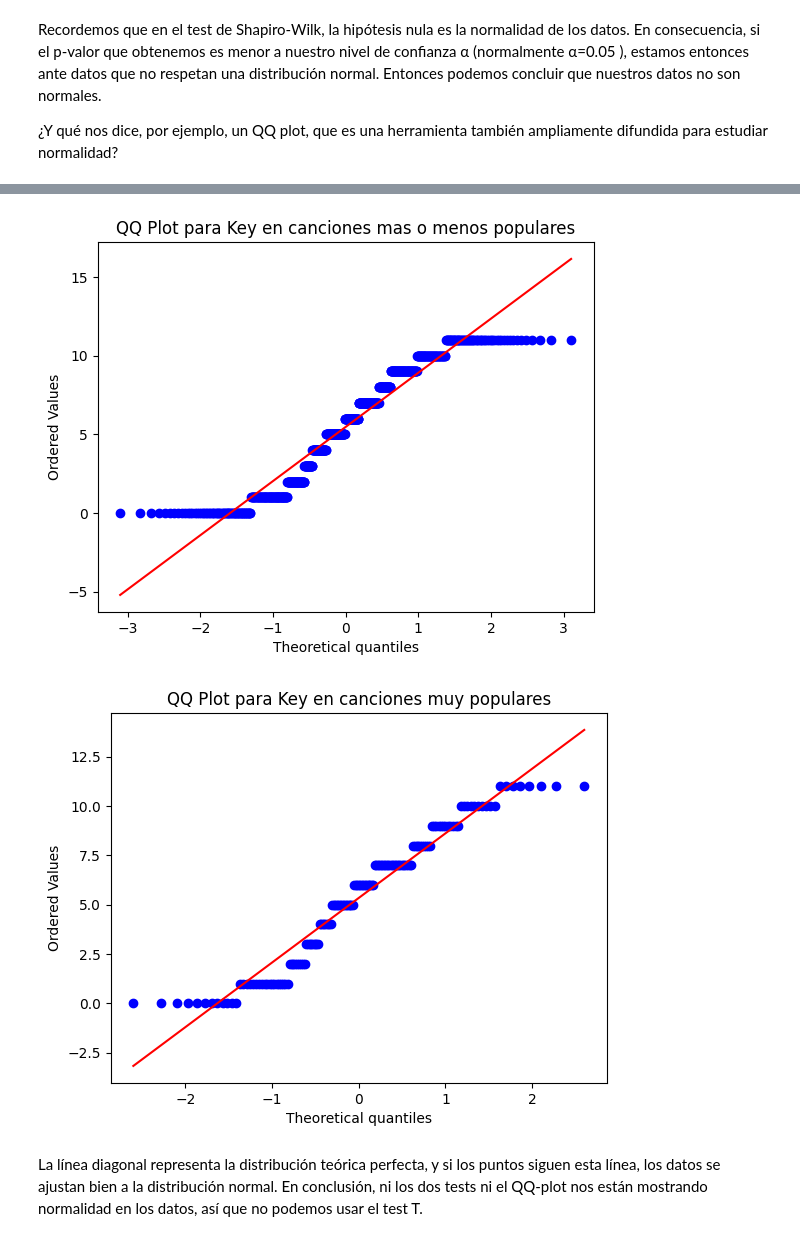
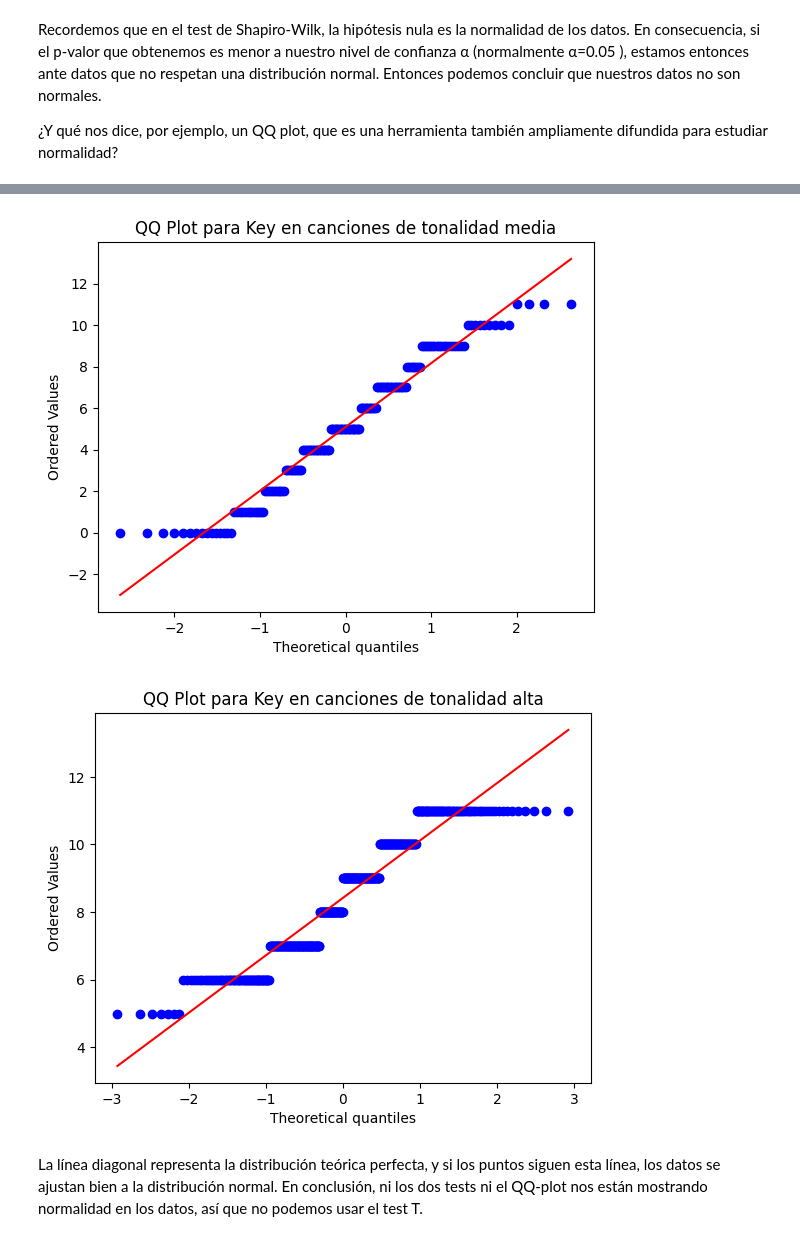
Before and after one commit to EmiliaRedolatti/TPE---Fundamento-de-la-Cs.-de-Datos, a Jupyter notebook: TPEspecial.ipynb, the cells around one changed output, grey strips where cells are left out. Drawn from its saved outputs; the diff is of its cells as text; code cells hidden in the pictures.

```diff
--- a/TPEspecial.ipynb
+++ b/TPEspecial.ipynb
@@ -1334,3 +1310,6 @@ Establecidas las categorias de popularidad podemos proceder a comparar la distri
+# %%
+dataset_covers_procesado_h2 = dataset_procesado_h1_numeric
+dataset_covers_procesado_h2['Cluster'] = clusters_kmeans
 # %%
 import seaborn as sns
 import matplotlib.pyplot as plt
@@ -1406,19 +1351,19 @@ Para identificar que test podemos usar el primer paso es testear la normalidad d
 from scipy.stats import shapiro
 
 # Separamos los datos en cuatro grupos: no popular, poco popular, popular y muy popular
-canciones_no_populares = dataset_covers_procesado_h2[dataset_covers_procesado_h2['Popularity_Category'] == 'No Popular']['Key']
-canciones_mas_menos_populares = dataset_covers_procesado_h2[dataset_covers_procesado_h2['Popularity_Category'] == 'Mas o Menos Popular']['Key']
-canciones_muy_populares = dataset_covers_procesado_h2[dataset_covers_procesado_h2['Popularity_Category'] == 'Muy Popular']['Key']
+canciones_tonalidad_baja = dataset_covers_procesado_h2[dataset_covers_procesado_h2['Cluster'] == 1]['Key']
+canciones_tonalidad_media = dataset_covers_procesado_h2[dataset_covers_procesado_h2['Cluster'] == 2]['Key']
+canciones_tonalidad_alta = dataset_covers_procesado_h2[dataset_covers_procesado_h2['Cluster'] == 0]['Key']
 
 # Test de Shapiro-Wilk para canciones no populares
-stat, p = shapiro(canciones_no_populares)
+stat, p = shapiro(canciones_tonalidad_baja)
 print(f"Test de Shapiro-Wilk para canciones no populares: Estadístico={stat:.3f}, p-valor={p:.3f}")
 
 # Test de Shapiro-Wilk para canciones no populares
-stat, p = shapiro(canciones_mas_menos_populares)
+stat, p = shapiro(canciones_tonalidad_media)
 print(f"Test de Shapiro-Wilk para canciones mas o menos populares: Estadístico={stat:.3f}, p-valor={p:.3f}")
 
 # Test de Shapiro-Wilk para canciones muy populares
-stat, p = shapiro(canciones_muy_populares)
+stat, p = shapiro(canciones_tonalidad_alta)
 print(f"Test de Shapiro-Wilk para canciones muy populares: Estadístico={stat:.3f}, p-valor={p:.3f}")
 # %% [output]
@@ -1434,17 +1379,17 @@ import matplotlib.pyplot as plt
 import scipy.stats as stats
 
 # QQ plot para países desarrollados
-stats.probplot(canciones_no_populares, dist="norm", plot=plt)
-plt.title("QQ Plot para Key en canciones no populares")
+stats.probplot(canciones_tonalidad_baja, dist="norm", plot=plt)
+plt.title("QQ Plot para Key en canciones de tonalidad baja")
 plt.show()
 
 # QQ plot para canciones mas o menos populares
-stats.probplot(canciones_mas_menos_populares, dist="norm", plot=plt)
-plt.title("QQ Plot para Key en canciones mas o menos populares")
+stats.probplot(canciones_tonalidad_media, dist="norm", plot=plt)
+plt.title("QQ Plot para Key en canciones de tonalidad media")
 plt.show()
 
 # QQ plot para canciones muy populares
-stats.probplot(canciones_muy_populares, dist="norm", plot=plt)
-plt.title("QQ Plot para Key en canciones muy populares")
+stats.probplot(canciones_tonalidad_alta, dist="norm", plot=plt)
+plt.title("QQ Plot para Key en canciones de tonalidad alta")
 plt.show()
 # %% [output]
@@ -1452,4 +1397,4 @@ plt.show()
-[figure, old version]
+[figure, new version]
-[figure, old version]
+[figure, new version]
 # %% [markdown]
 La línea diagonal representa la distribución teórica perfecta, y si los puntos siguen esta línea, los datos se ajustan bien a la distribución normal. En conclusión, ni los dos tests ni el QQ-plot nos están mostrando normalidad en los datos, así que no podemos usar el test T.
```
Also changed, not shown: parts of 40 cells of this notebook.
